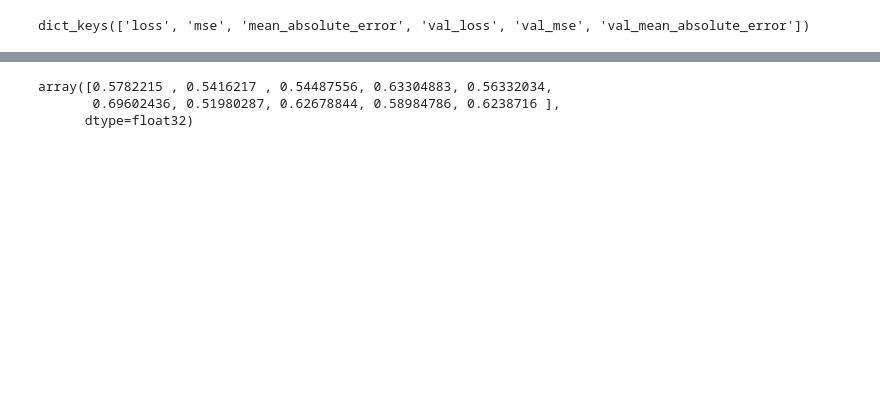
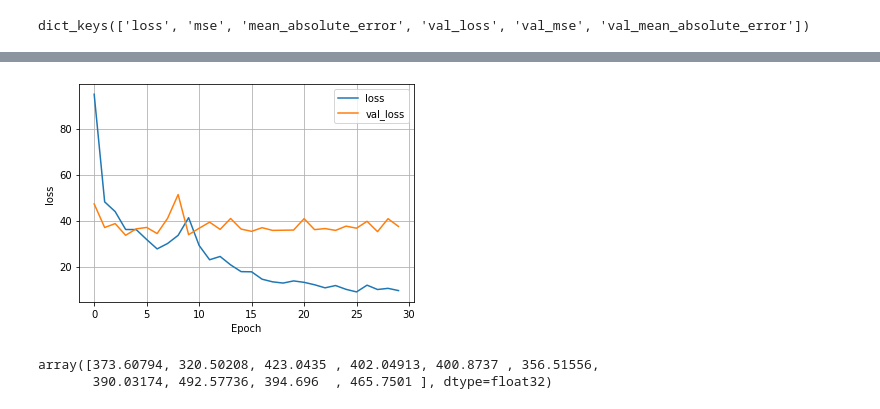
Before and after one commit to andresbecker/master_thesis, a Jupyter notebook: workspace/notebooks/Test_Model-3.ipynb, the cells around one changed output, grey strips where cells are left out. Drawn from its saved outputs; the diff is of its cells as text; code cells hidden in the pictures; blank space fills up the shorter version.

```diff
--- a/workspace/notebooks/Test_Model-3.ipynb
+++ b/workspace/notebooks/Test_Model-3.ipynb
@@ -423,0 +204,13 @@ test_predictions = model.predict(x_test).flatten()
+# %%
+def plot_loss(history):
+    plt.plot(history.history['loss'], label='loss')
+    plt.plot(history.history['val_loss'], label='val_loss')
+    plt.grid(True)
+    #plt.ylim([0,0.01])
+    plt.xlabel('Epoch')
+    plt.ylabel('loss')
+    plt.legend()
+
+plot_loss(history)
+# %% [output]
+[figure, added]
@@ -424,9 +231,8 @@ test_predictions = model.predict(x_test).flatten()
 # %%
-test_predictions[0:10]
+y_test_hat[0:10]
 # %% [output]
-array([0.5782215 , 0.5416217 , 0.54487556, 0.63304883, 0.56332034,
-       0.69602436, 0.51980287, 0.62678844, 0.58984786, 0.6238716 ],
-      dtype=float32)
+array([373.60794, 320.50208, 423.0435 , 402.04913, 400.8737 , 356.51556,
+       390.03174, 492.57736, 394.696  , 465.7501 ], dtype=float32)
 # %%
 y_test[0:10]
 # %% [output]
```
Also changed, not shown: parts of 43 cells of this notebook, 5 other files.
